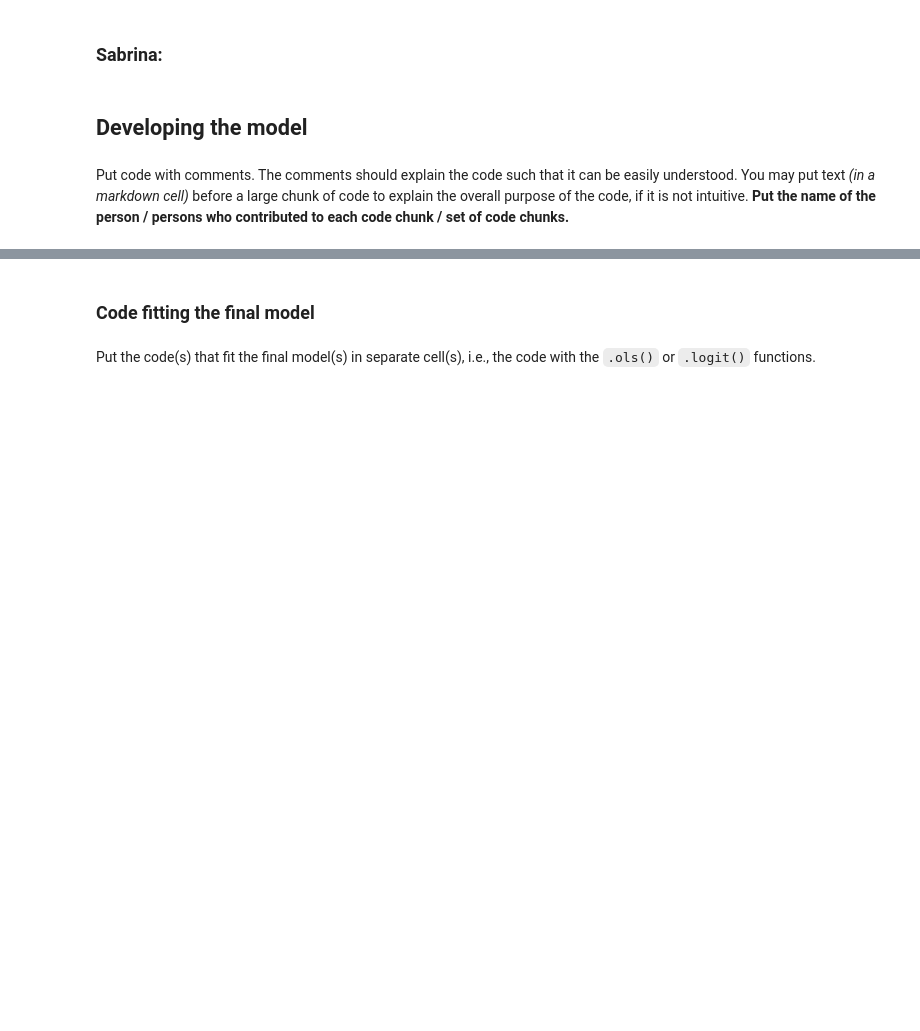
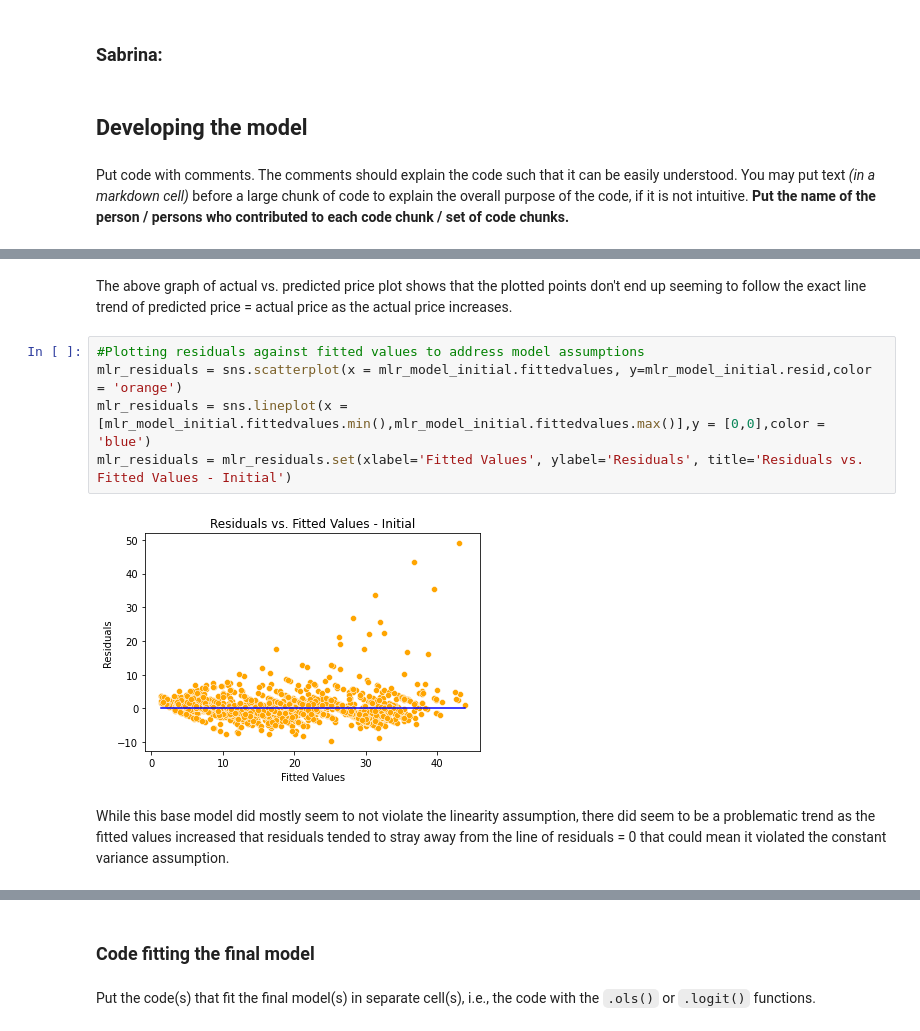
Before and after one commit to cndywu/TheYelpers, a Jupyter notebook: Project Code Template.ipynb, the cells around one changed output, grey strips where cells are left out. Drawn from its saved outputs; the diff is of its cells as text; blank space fills up the shorter version.

```diff
--- a/Project Code Template.ipynb
+++ b/Project Code Template.ipynb
@@ -319,0 +421,11 @@ Put code with comments. The comments should explain the code such that it can be
+# %% [markdown]
+The above graph of actual vs. predicted price plot shows that the plotted points don't end up seeming to follow the exact line trend of predicted price = actual price as the actual price increases.
+# %%
+#Plotting residuals against fitted values to address model assumptions
+mlr_residuals = sns.scatterplot(x = mlr_model_initial.fittedvalues, y=mlr_model_initial.resid,color = 'orange')
+mlr_residuals = sns.lineplot(x = [mlr_model_initial.fittedvalues.min(),mlr_model_initial.fittedvalues.max()],y = [0,0],color = 'blue')
+mlr_residuals = mlr_residuals.set(xlabel='Fitted Values', ylabel='Residuals', title='Residuals vs. Fitted Values - Initial')
+# %% [output]
+[figure, added]
+# %% [markdown]
+While this base model did mostly seem to not violate the linearity assumption, there did seem to be a problematic trend as the fitted values increased that residuals tended to stray away from the line of residuals = 0 that could mean it violated the constant variance assumption.
```
Also changed, not shown: parts of 12 cells of this notebook, 1 other file.
